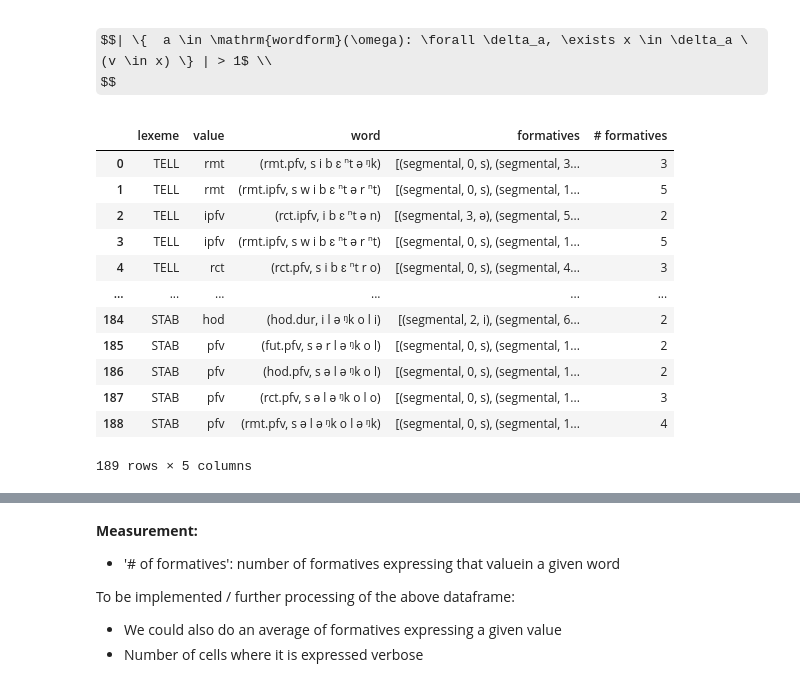
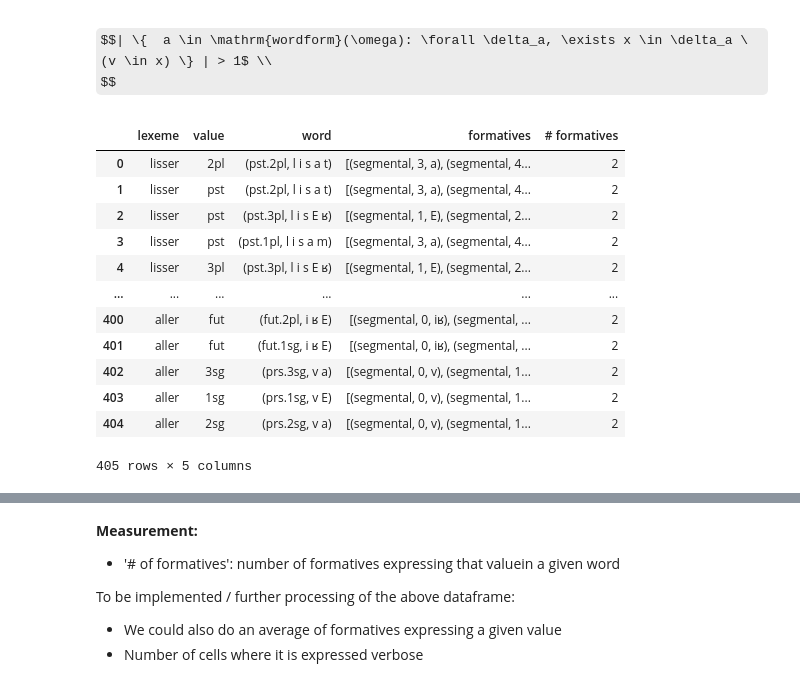
Before and after one commit to maecarroll/setMorph, a Jupyter notebook: ExponenceTypology.ipynb, the cells around one changed output, grey strips where cells are left out. Drawn from its saved outputs; the diff is of its cells as text; code cells hidden in the pictures; some formulas as TeX source.

```diff
--- a/ExponenceTypology.ipynb
+++ b/ExponenceTypology.ipynb
@@ -217,20 +214,20 @@ For a given value, v and some word $\omega$:
 # %% [markdown]
 $$| \{  a \in \mathrm{wordform}(\omega): \forall \delta_a, \exists x \in \delta_a \ (v \in x) \} | > 1$ \\
 $$
-# %%
-ve_ngkolmpu = sm.classify_VE(ngkolmpu_df)
-pd.DataFrame(ve_ngkolmpu)
-# %% [output]
-|  | lexeme | value | word | formatives | # formatives |
-| 0 | TELL | rmt | (rmt.pfv, s i b ɛ ⁿt ə ᵑk) | [(segmental, 0, s), (segmental, 3... | 3 |
-| 1 | TELL | rmt | (rmt.ipfv, s w i b ɛ ⁿt ə r ⁿt) | [(segmental, 0, s), (segmental, 1... | 5 |
-| 2 | TELL | ipfv | (rct.ipfv, i b ɛ ⁿt ə n) | [(segmental, 3, ə), (segmental, 5... | 2 |
-| 3 | TELL | ipfv | (rmt.ipfv, s w i b ɛ ⁿt ə r ⁿt) | [(segmental, 0, s), (segmental, 1... | 5 |
-| 4 | TELL | rct | (rct.pfv, s i b ɛ ⁿt r o) | [(segmental, 0, s), (segmental, 4... | 3 |
-| ... | ... | ... | ... | ... | ... |
-| 184 | STAB | hod | (hod.dur, i l ə ᵑk o l i) | [(segmental, 2, i), (segmental, 6... | 2 |
-| 185 | STAB | pfv | (fut.pfv, s ə r l ə ᵑk o l) | [(segmental, 0, s), (segmental, 1... | 2 |
-| 186 | STAB | pfv | (hod.pfv, s ə l ə ᵑk o l) | [(segmental, 0, s), (segmental, 1... | 2 |
-| 187 | STAB | pfv | (rct.pfv, s ə l ə ᵑk o l o) | [(segmental, 0, s), (segmental, 1... | 3 |
-| 188 | STAB | pfv | (rmt.pfv, s ə l ə ᵑk o l ə ᵑk) | [(segmental, 0, s), (segmental, 1... | 4 |
-189 rows × 5 columns
+# %%
+ve = sm.classify_VE_old(fr_df)
+pd.DataFrame(ve)
+# %% [output]
+|  | lexeme | value | word | formatives | # formatives |
+| 0 | lisser | 2pl | (pst.2pl, l i s a t) | [(segmental, 3, a), (segmental, 4... | 2 |
+| 1 | lisser | pst | (pst.2pl, l i s a t) | [(segmental, 3, a), (segmental, 4... | 2 |
+| 2 | lisser | pst | (pst.3pl, l i s E ʁ) | [(segmental, 1, E), (segmental, 2... | 2 |
+| 3 | lisser | pst | (pst.1pl, l i s a m) | [(segmental, 3, a), (segmental, 4... | 2 |
+| 4 | lisser | 3pl | (pst.3pl, l i s E ʁ) | [(segmental, 1, E), (segmental, 2... | 2 |
+| ... | ... | ... | ... | ... | ... |
+| 400 | aller | fut | (fut.2pl, i ʁ E) | [(segmental, 0, iʁ), (segmental, ... | 2 |
+| 401 | aller | fut | (fut.1sg, i ʁ E) | [(segmental, 0, iʁ), (segmental, ... | 2 |
+| 402 | aller | 3sg | (prs.3sg, v a) | [(segmental, 0, v), (segmental, 1... | 2 |
+| 403 | aller | 1sg | (prs.1sg, v E) | [(segmental, 0, v), (segmental, 1... | 2 |
+| 404 | aller | 2sg | (prs.2sg, v a) | [(segmental, 0, v), (segmental, 1... | 2 |
+405 rows × 5 columns
```
Also changed, not shown: parts of 7 cells of this notebook, 1 other file.
